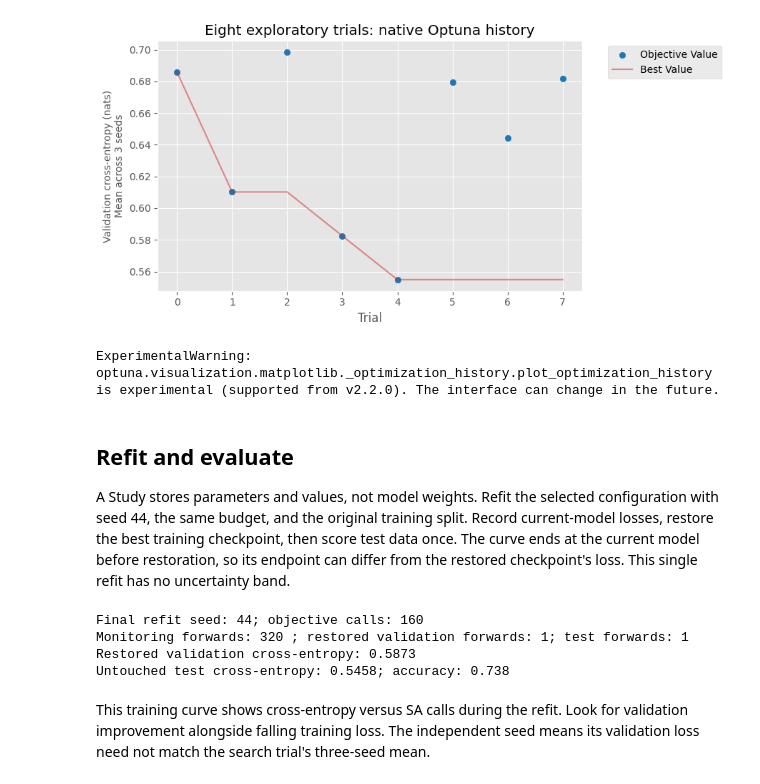
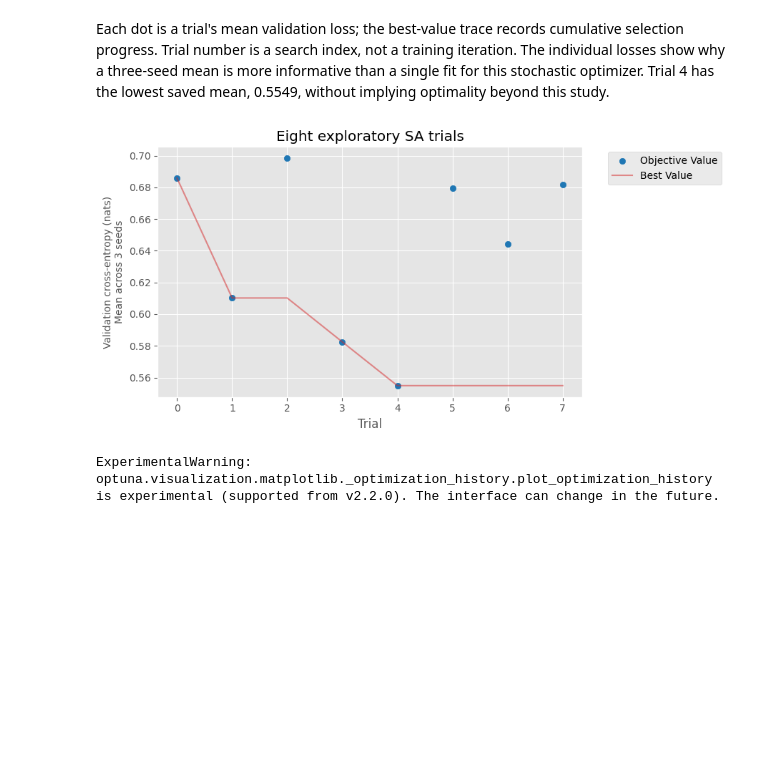
Before and after one commit to jlm429/pyperch, a Jupyter notebook: examples/notebooks/04_optuna_tuning.ipynb, the cells around one changed output. Cells and saved outputs as stored; diff of their text form; code cells hidden in the pictures; blank space fills up the shorter version.

```diff
--- a/examples/notebooks/04_optuna_tuning.ipynb
+++ b/examples/notebooks/04_optuna_tuning.ipynb
@@ -206,53 +192,25 @@ provides this plot. The cell displays its experimental-API warning and uses
+# %% [markdown]
+Each dot is a trial's mean validation loss; the best-value trace records
+cumulative selection progress. Trial number is a search index, not a training
+iteration. The individual losses show why a three-seed mean is more informative than
+a single fit for this stochastic optimizer. Trial 4 has the lowest saved mean,
+0.5549, without implying optimality beyond this study.
 # %%
 import warnings
 
 from optuna.visualization.matplotlib import plot_optimization_history
 
 with plt.rc_context():
     with warnings.catch_warnings(record=True) as plot_warnings:
         warnings.simplefilter("always", optuna.exceptions.ExperimentalWarning)
-        ax = plot_optimization_history(study)
+        ax = plot_optimization_history(sa_study)
     ax.set_ylabel("Validation cross-entropy (nats)\nMean across 3 seeds", fontsize=10)
-    ax.set_title("Eight exploratory trials: native Optuna history")
+    ax.set_title("Eight exploratory SA trials")
     ax.figure.set_size_inches(9, 4.5)
     ax.figure.tight_layout()
     plt.show()
 for warning in plot_warnings:
     print(f"{warning.category.__name__}: {warning.message}")
 # %% [output]
-[figure, old version]
+[figure, new version]
 ExperimentalWarning: optuna.visualization.matplotlib._optimization_history.plot_optimization_history is experimental (supported from v2.2.0). The interface can change in the future.
-# %% [markdown]
-## Refit and evaluate
-
-A Study stores parameters and values, not model weights. Refit the selected
-configuration with seed 44, the same budget, and the original training split.
-Record current-model losses, restore the best training checkpoint, then score
-test data once. The curve ends at the current model before restoration, so its
-endpoint can differ from the restored checkpoint's loss. This single refit has no
-uncertainty band.
-# %%
-final_model, final_valid_loss, objective_calls, history = train(
-    study.best_params, 44, record=True
-)
-with torch.no_grad():
-    test_logits = final_model(Xtest)
-    test_loss = loss_fn(test_logits, ytest).item()
-    test_accuracy = (test_logits.argmax(1) == ytest).float().mean().item()
-print("Final refit seed: 44; objective calls:", objective_calls)
-print(
-    "Monitoring forwards:",
-    2 * CALLS,
-    "; restored validation forwards: 1; test forwards: 1",
-)
-print(f"Restored validation cross-entropy: {final_valid_loss:.4f}")
-print(f"Untouched test cross-entropy: {test_loss:.4f}; accuracy: {test_accuracy:.3f}")
-# %% [output]
-Final refit seed: 44; objective calls: 160
-Monitoring forwards: 320 ; restored validation forwards: 1; test forwards: 1
-Restored validation cross-entropy: 0.5873
-Untouched test cross-entropy: 0.5458; accuracy: 0.738
-# %% [markdown]
-This training curve shows cross-entropy versus SA calls during the refit. Look for
-validation improvement alongside falling training loss. The independent seed means
-its validation loss need not match the search trial's three-seed mean.
```
Also changed, not shown: parts of 20 cells of this notebook, 5 other files.
